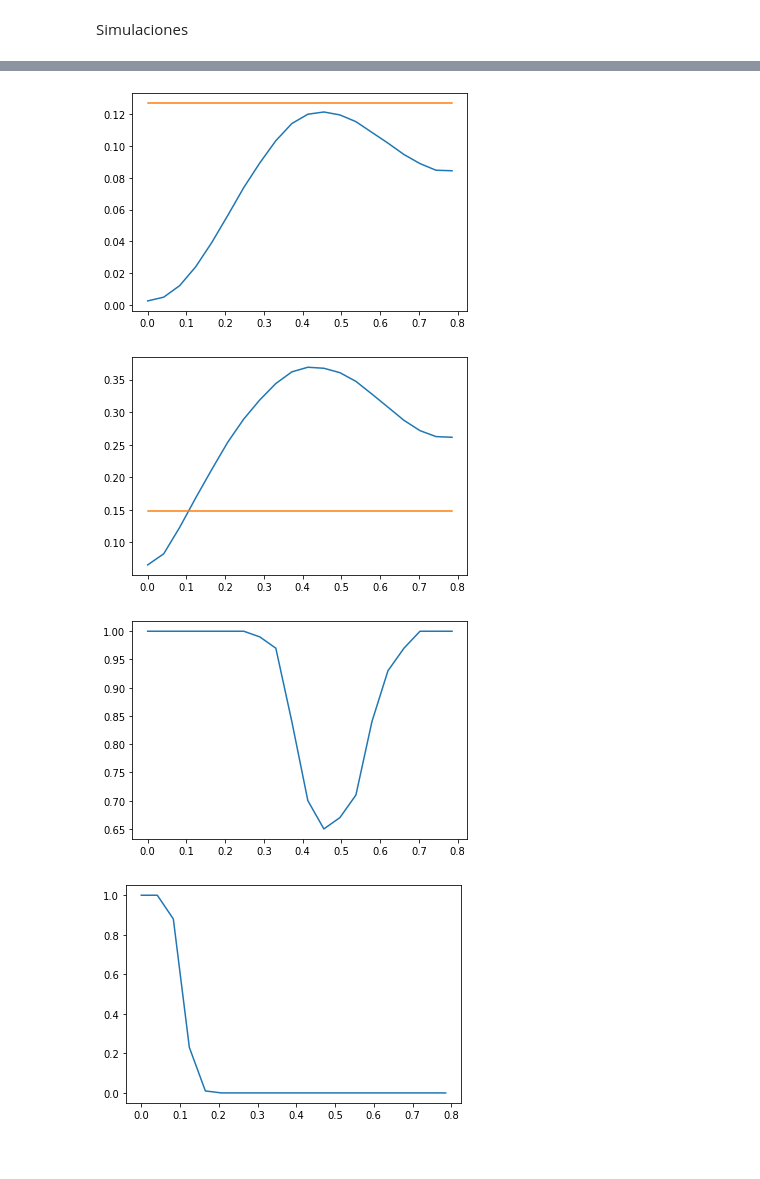
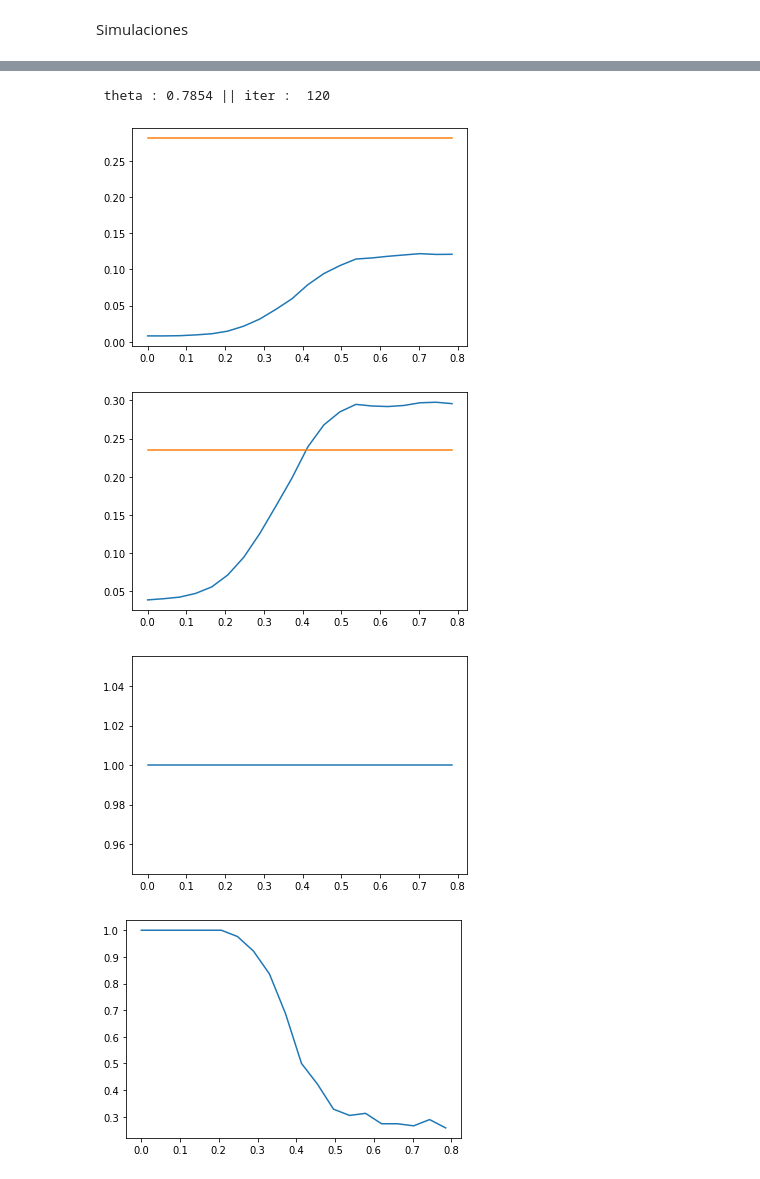
Before and after one commit to MartinVIllesca/Curso-teoria-informacion, a Jupyter notebook: simulacionesProyecto.ipynb, the cells around one changed output, grey strips where cells are left out. Saved outputs shown, nothing was run; the diff lists cells and outputs as text; code cells hidden in the pictures.

Commit message:
parametrize el sampleo de las variables

```diff
--- a/simulacionesProyecto.ipynb
+++ b/simulacionesProyecto.ipynb
@@ -8,6 +8,9 @@ Se busca probar los tests de hipótesis relacionados a la norma $L_1$ y la de $l
 import seaborn as sns
 import numpy as np
 import matplotlib.pyplot as plt
+# %%
+def samplear(distribution, params):
+    return np.concatenate([distribution(**param) for param in params])
 # %% [markdown]
 ## Estadístico basado en norma $L_1$
 
@@ -25,6 +28,8 @@ $$
 $$
 # %%
 def l1Test(X, Y, mX, mY, plotear=False):
+    X = (X - np.mean(X)) / np.std(X)
+    Y = (Y - np.mean(Y)) / np.std(Y)
 
     n_samples = X.shape[0]
     # particionar el espacio y generar los soportes, es decir, los intervalos sobre los que se sumara
@@ -102,6 +107,9 @@ $$
  -->
 # %%
 def logLikTest(X, Y, mX, mY, plotear=False):
+    X = (X - np.mean(X)) / np.std(X)
+    Y = (Y - np.mean(Y)) / np.std(Y)
+
     n_samples = X.shape[0]
 
     # particionar el espacio y generar los soportes, es decir, los intervalos sobre los que se sumara
@@ -244,15 +234,31 @@ for theta in Theta:
 # %%
+distribution = np.random.chisquare
+paramsX = [{'df': 2, 'size': 100},
+           {'df': 2, 'size': 100},
+           {'df': 2, 'size': 100},
+           {'df': 2, 'size': 100}]
+
+paramsY= [{'df': 2, 'size': 100},
+           {'df': 2, 'size': 100},
+           {'df': 2, 'size': 100},
+           {'df': 2, 'size': 100}]
+
+[L1, umbralL1, acceptanceL1,
+     I1, umbralI1, acceptanceI1] = run(distribution,
+                                       paramsX, paramsY)
+
 plt.plot(Theta, I1), plt.plot(Theta, umbralI1)
 plt.show()
 plt.plot(Theta, L1), plt.plot(Theta, umbralL1)
 plt.show()
 
 plt.plot(Theta, acceptanceI1)
 plt.show()
 plt.plot(Theta, acceptanceL1)
 plt.show()
 # %% [output]
+ theta : 0.7854 || iter :  120
-[figure, old version]
+[figure, new version]
-[figure, old version]
+[figure, new version]
-[figure, old version]
+[figure, new version]
-[figure, old version]
+[figure, new version]
```
Also changed, not shown: parts of 7 cells of this notebook.
